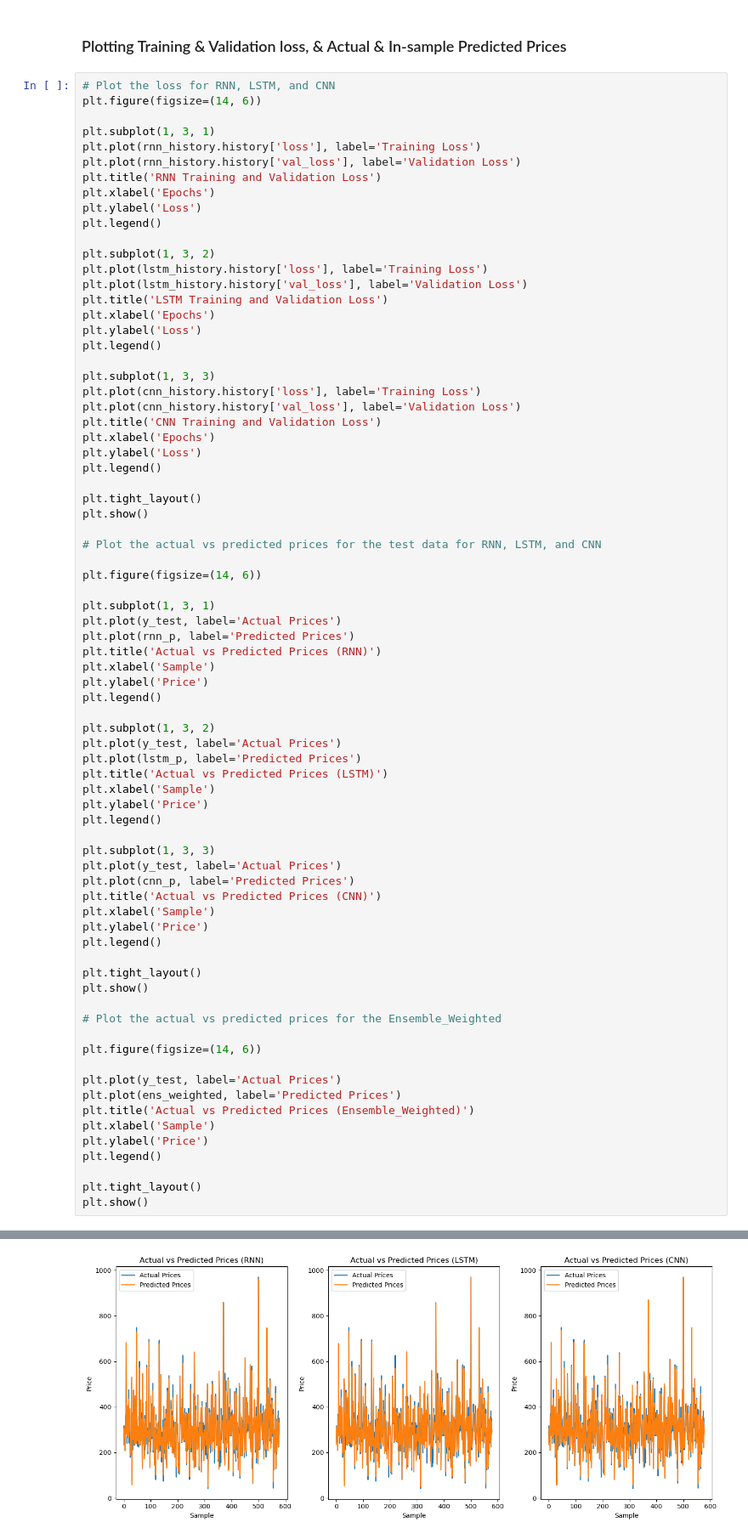
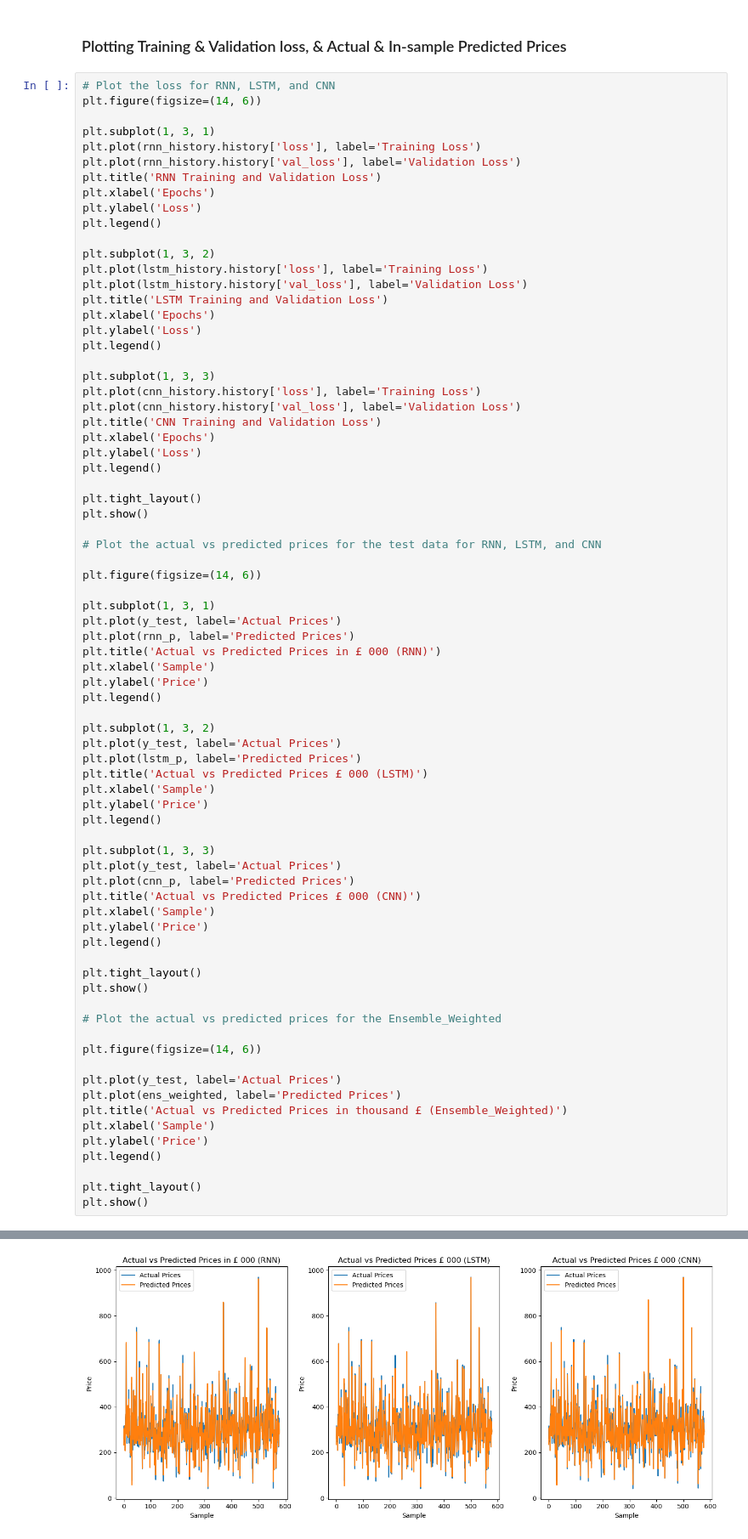
Before and after one commit to Kunlex58/norwich-house-price-prediction, a Jupyter notebook: norwich.ipynb, the cells around one changed output, grey strips where cells are left out. Shown: that part at 85% size. Cells and saved outputs as stored; diff of their text form.

```diff
--- a/norwich.ipynb
+++ b/norwich.ipynb
@@ -587,7 +587,7 @@ plt.figure(figsize=(14, 6))
 plt.subplot(1, 3, 1)
 plt.plot(y_test, label='Actual Prices')
 plt.plot(rnn_p, label='Predicted Prices')
-plt.title('Actual vs Predicted Prices (RNN)')
+plt.title('Actual vs Predicted Prices in £ 000 (RNN)')
 plt.xlabel('Sample')
 plt.ylabel('Price')
 plt.legend()
@@ -595,35 +595,35 @@ plt.legend()
 plt.subplot(1, 3, 2)
 plt.plot(y_test, label='Actual Prices')
 plt.plot(lstm_p, label='Predicted Prices')
-plt.title('Actual vs Predicted Prices (LSTM)')
+plt.title('Actual vs Predicted Prices £ 000 (LSTM)')
 plt.xlabel('Sample')
 plt.ylabel('Price')
 plt.legend()
 
 plt.subplot(1, 3, 3)
 plt.plot(y_test, label='Actual Prices')
 plt.plot(cnn_p, label='Predicted Prices')
-plt.title('Actual vs Predicted Prices (CNN)')
+plt.title('Actual vs Predicted Prices £ 000 (CNN)')
 plt.xlabel('Sample')
 plt.ylabel('Price')
 plt.legend()
 
 plt.tight_layout()
 plt.show()
 
 # Plot the actual vs predicted prices for the Ensemble_Weighted
 
 plt.figure(figsize=(14, 6))
 
 plt.plot(y_test, label='Actual Prices')
 plt.plot(ens_weighted, label='Predicted Prices')
-plt.title('Actual vs Predicted Prices (Ensemble_Weighted)')
+plt.title('Actual vs Predicted Prices in thousand £ (Ensemble_Weighted)')
 plt.xlabel('Sample')
 plt.ylabel('Price')
 plt.legend()
 
 plt.tight_layout()
 plt.show()
 # %% [output]
 [figure]
-[figure, old version]
+[figure, new version]
```
Also changed, not shown: parts of 3 cells of this notebook.
